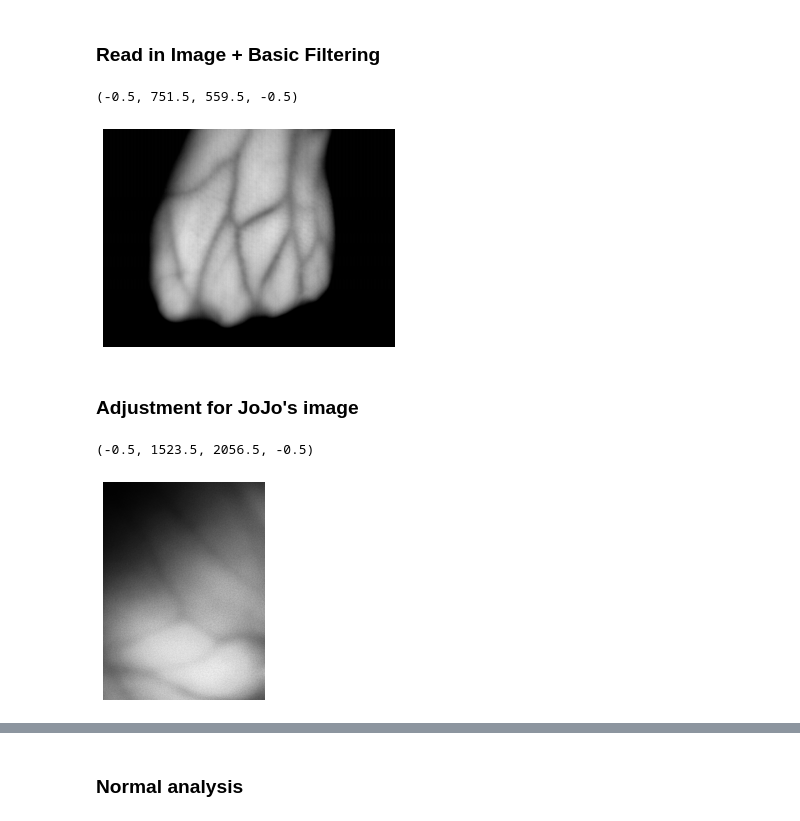
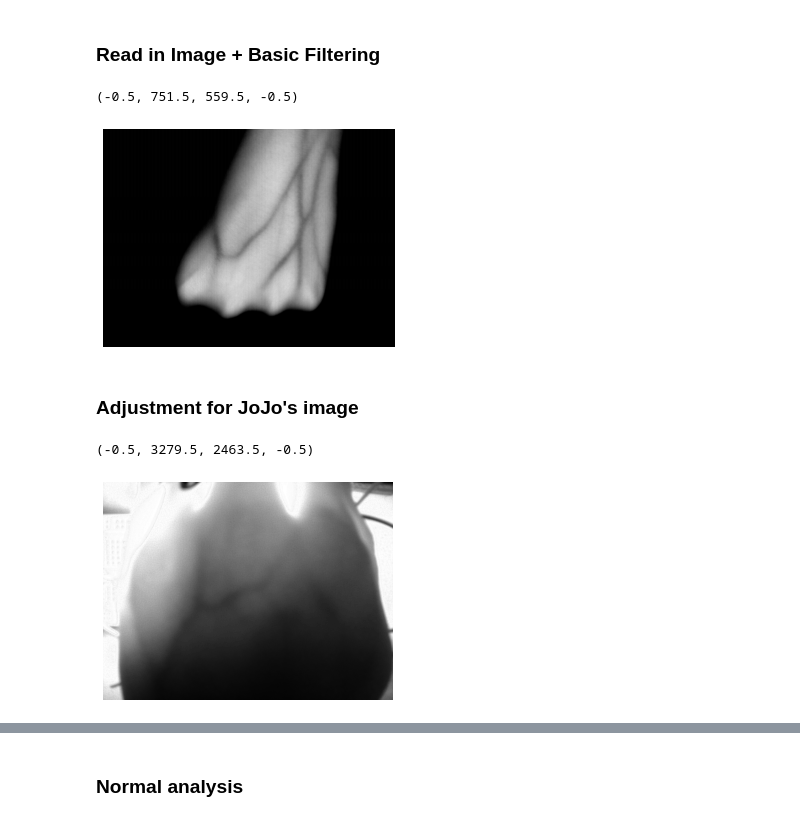
Before and after one commit to Jstambaugh00/BMESeniorDesignTeam7, a Jupyter notebook: UpdatedImageProcessing.ipynb, the cells around one changed output, grey strips where cells are left out. Cells and saved outputs as stored; diff of their text form; code cells hidden in the pictures.

Commit message:
fixed image processing

```diff
--- a/UpdatedImageProcessing.ipynb
+++ b/UpdatedImageProcessing.ipynb
@@ -19,7 +19,7 @@ from skimage.transform import probabilistic_hough_line
 # run this or jojo's (next code block)
 
 # Read Image
-img = plt.imread('hand2.png')
+img = plt.imread('hand.png')
 #img = plt.imread('jojo4_bottom.jpg')
 
 # Show image
@@ -27,19 +27,17 @@ plt.imshow(img)
 plt.axis('off')
 # %% [output]
 (-0.5, 751.5, 559.5, -0.5)
-[figure, old version]
+[figure, new version]
 # %% [markdown]
 ### Adjustment for JoJo's image
 # %%
-img = plt.imread('jojo4_bottom_cropped.jpg')
-#img=img[:,:,1]
-img = skimage.exposure.adjust_gamma(img, gamma=3.9, gain=0.9)
-img=skimage.filters.meijering(img,sigmas=range(1, 4, 1),black_ridges=True)
+img = plt.imread('Joj3.jpg')
+img=img[:,:,2]
+img = skimage.exposure.adjust_gamma(img, gamma=2.9, gain=.91)
 gray = color.rgb2gray(img)
 
-
-plt.imshow(gray,cmap=plt.cm.gray)
+plt.imshow(img,cmap=plt.cm.gray)
 plt.axis('off')
 # %% [output]
-(-0.5, 1523.5, 2056.5, -0.5)
+(-0.5, 3279.5, 2463.5, -0.5)
-[figure, old version]
+[figure, new version]
```
Also changed, not shown: parts of 19 cells of this notebook, 13 other files.
